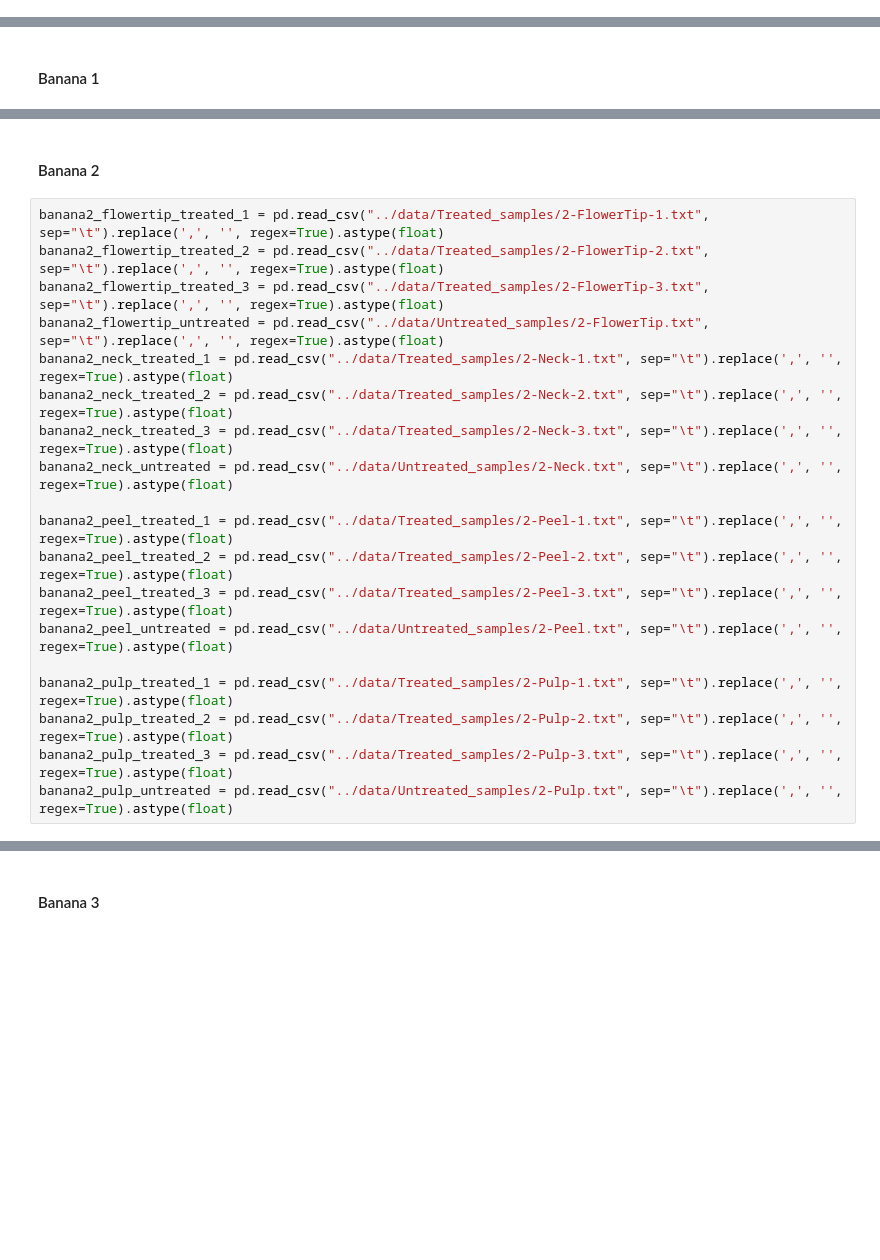
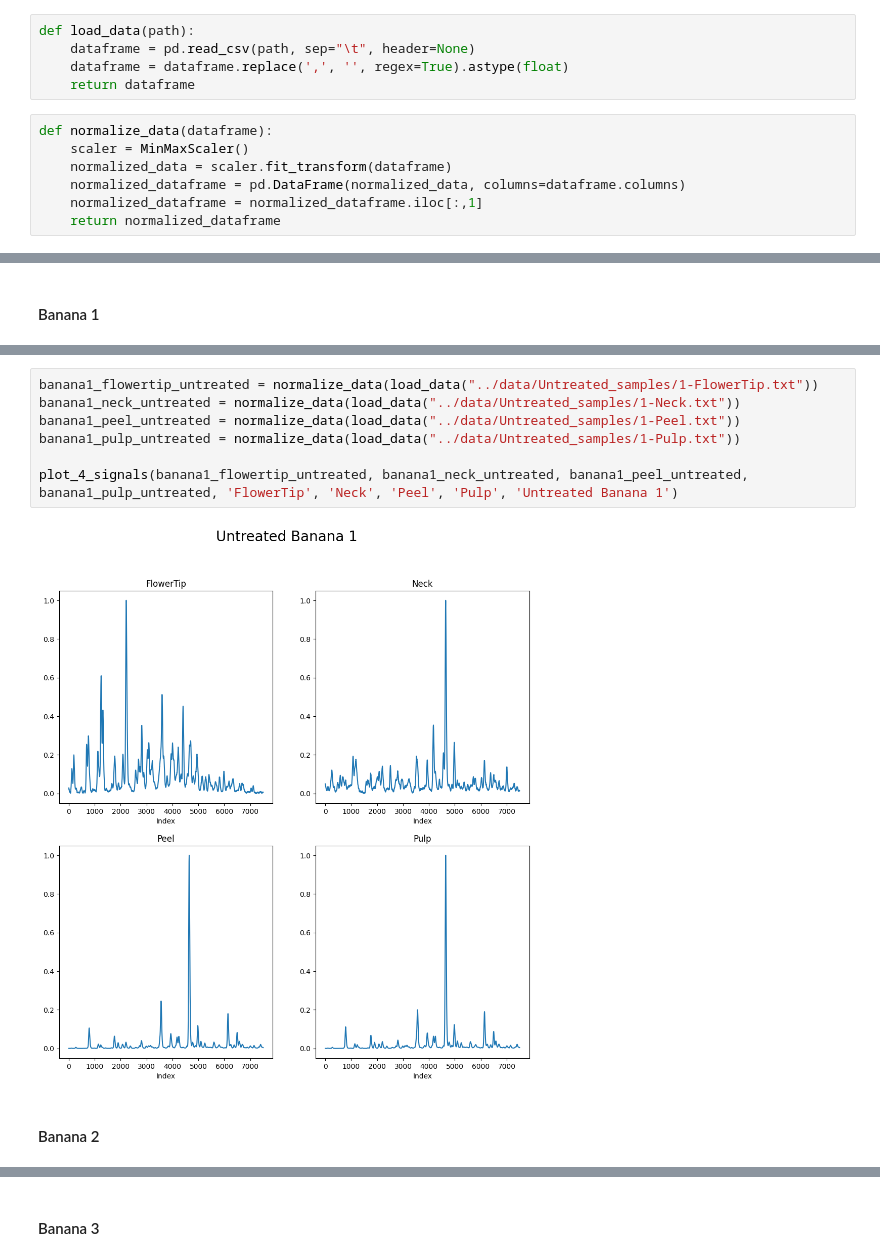
Before and after one commit to MorganKryze/Bananas-Fraud, a Jupyter notebook: src/process.ipynb, the cells around one changed output, grey strips where cells are left out. Saved outputs shown, nothing was run; the diff lists cells and outputs as text; blank space fills up the shorter version.

```diff
--- a/src/process.ipynb
+++ b/src/process.ipynb
@@ -91,0 +98,12 @@ We need for every dataframe to convert the content to float, as it is stored as
+# %%
+def load_data(path):
+    dataframe = pd.read_csv(path, sep="\t", header=None)
+    dataframe = dataframe.replace(',', '', regex=True).astype(float)
+    return dataframe
+# %%
+def normalize_data(dataframe):
+    scaler = MinMaxScaler()
+    normalized_data = scaler.fit_transform(dataframe)
+    normalized_dataframe = pd.DataFrame(normalized_data, columns=dataframe.columns)
+    normalized_dataframe = normalized_dataframe.iloc[:,1]
+    return normalized_dataframe
@@ -114,21 +173,11 @@ banana1_pulp_untreated = pd.read_csv("../data/Untreated_samples/1-Pulp.txt", sep
+# %%
+banana1_flowertip_untreated = normalize_data(load_data("../data/Untreated_samples/1-FlowerTip.txt"))
+banana1_neck_untreated = normalize_data(load_data("../data/Untreated_samples/1-Neck.txt"))
+banana1_peel_untreated = normalize_data(load_data("../data/Untreated_samples/1-Peel.txt"))
+banana1_pulp_untreated = normalize_data(load_data("../data/Untreated_samples/1-Pulp.txt"))
+
+plot_4_signals(banana1_flowertip_untreated, banana1_neck_untreated, banana1_peel_untreated, banana1_pulp_untreated, 'FlowerTip', 'Neck', 'Peel', 'Pulp', 'Untreated Banana 1')
+# %% [output]
+[figure, added]
 # %% [markdown]
 #### Banana 2
-# %%
-banana2_flowertip_treated_1 = pd.read_csv("../data/Treated_samples/2-FlowerTip-1.txt", sep="\t").replace(',', '', regex=True).astype(float)
-banana2_flowertip_treated_2 = pd.read_csv("../data/Treated_samples/2-FlowerTip-2.txt", sep="\t").replace(',', '', regex=True).astype(float)
-banana2_flowertip_treated_3 = pd.read_csv("../data/Treated_samples/2-FlowerTip-3.txt", sep="\t").replace(',', '', regex=True).astype(float)
-banana2_flowertip_untreated = pd.read_csv("../data/Untreated_samples/2-FlowerTip.txt", sep="\t").replace(',', '', regex=True).astype(float)
-banana2_neck_treated_1 = pd.read_csv("../data/Treated_samples/2-Neck-1.txt", sep="\t").replace(',', '', regex=True).astype(float)
-banana2_neck_treated_2 = pd.read_csv("../data/Treated_samples/2-Neck-2.txt", sep="\t").replace(',', '', regex=True).astype(float)
-banana2_neck_treated_3 = pd.read_csv("../data/Treated_samples/2-Neck-3.txt", sep="\t").replace(',', '', regex=True).astype(float)
-banana2_neck_untreated = pd.read_csv("../data/Untreated_samples/2-Neck.txt", sep="\t").replace(',', '', regex=True).astype(float)
-
-banana2_peel_treated_1 = pd.read_csv("../data/Treated_samples/2-Peel-1.txt", sep="\t").replace(',', '', regex=True).astype(float)
-banana2_peel_treated_2 = pd.read_csv("../data/Treated_samples/2-Peel-2.txt", sep="\t").replace(',', '', regex=True).astype(float)
-banana2_peel_treated_3 = pd.read_csv("../data/Treated_samples/2-Peel-3.txt", sep="\t").replace(',', '', regex=True).astype(float)
-banana2_peel_untreated = pd.read_csv("../data/Untreated_samples/2-Peel.txt", sep="\t").replace(',', '', regex=True).astype(float)
-
-banana2_pulp_treated_1 = pd.read_csv("../data/Treated_samples/2-Pulp-1.txt", sep="\t").replace(',', '', regex=True).astype(float)
-banana2_pulp_treated_2 = pd.read_csv("../data/Treated_samples/2-Pulp-2.txt", sep="\t").replace(',', '', regex=True).astype(float)
-banana2_pulp_treated_3 = pd.read_csv("../data/Treated_samples/2-Pulp-3.txt", sep="\t").replace(',', '', regex=True).astype(float)
-banana2_pulp_untreated = pd.read_csv("../data/Untreated_samples/2-Pulp.txt", sep="\t").replace(',', '', regex=True).astype(float)
```
Also changed, not shown: parts of 48 cells of this notebook.
